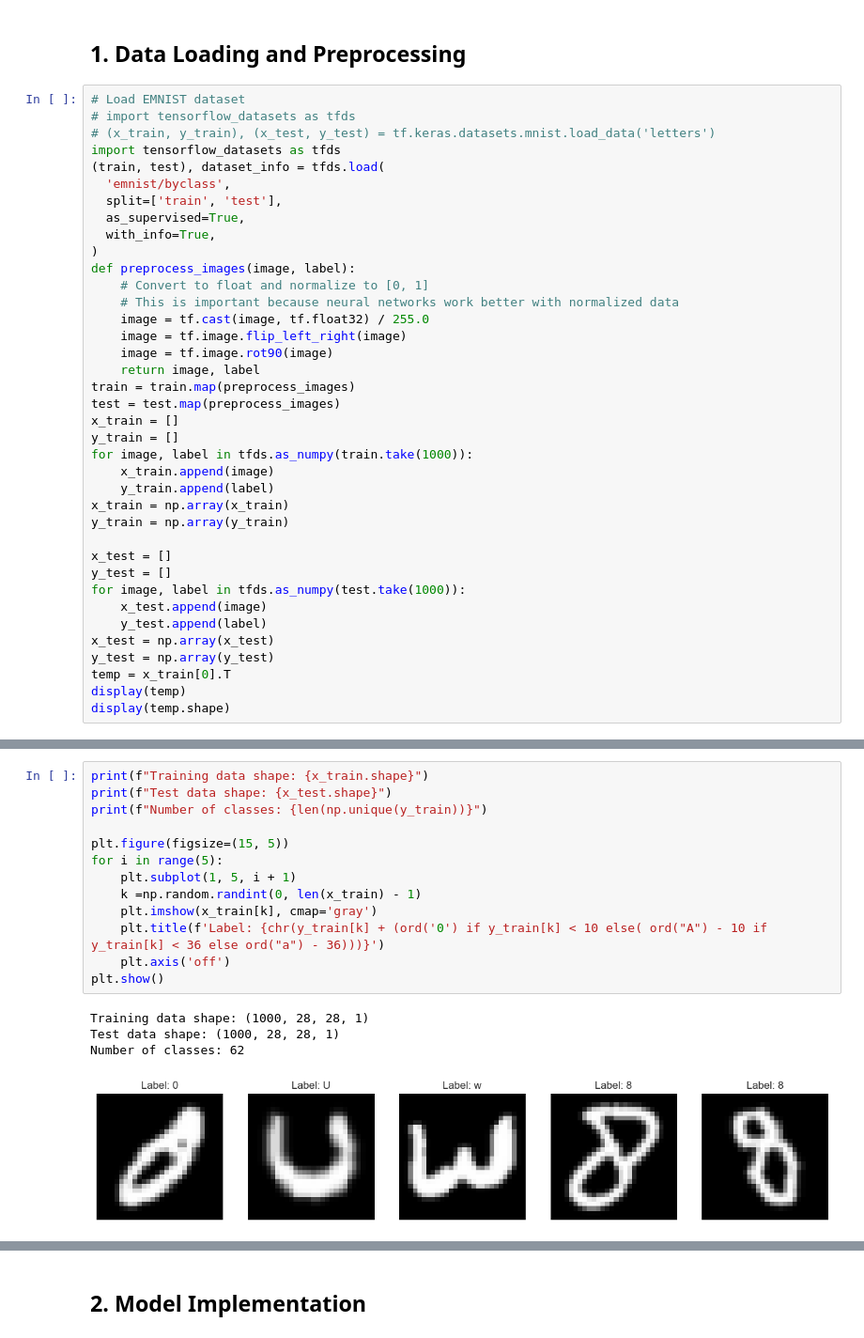
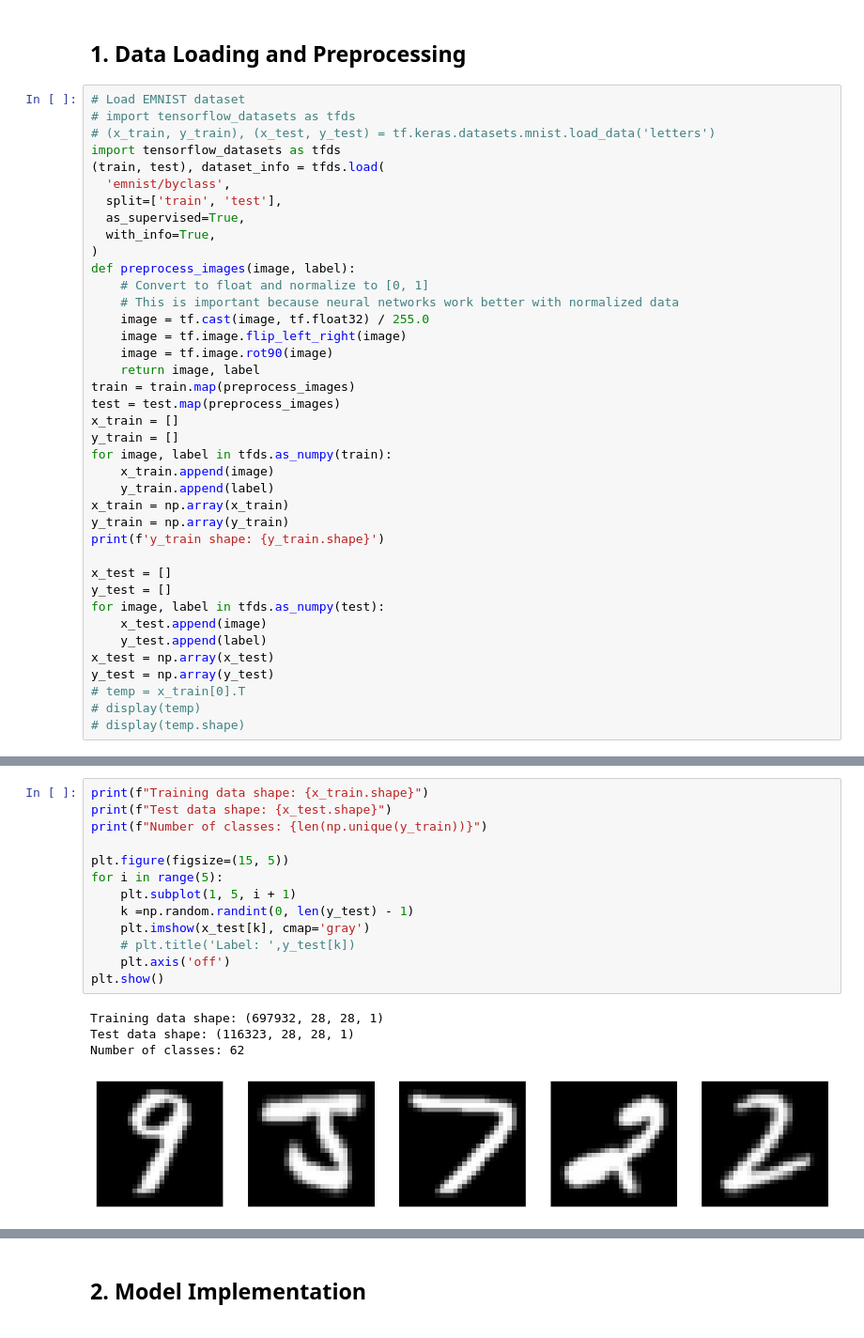
Before and after one commit to UCSF-DataSci/6-neural-nets-Exynos-8890, a Jupyter notebook: part2_cnn_classification.ipynb, the cells around one changed output, grey strips where cells are left out. Shown at 94% size. Cells and saved outputs as stored; diff of their text form.

```diff
--- a/part2_cnn_classification.ipynb
+++ b/part2_cnn_classification.ipynb
@@ -58,20 +63,21 @@ train = train.map(preprocess_images)
 test = test.map(preprocess_images)
 x_train = []
 y_train = []
-for image, label in tfds.as_numpy(train.take(1000)):
+for image, label in tfds.as_numpy(train):
     x_train.append(image)
     y_train.append(label)
 x_train = np.array(x_train)
 y_train = np.array(y_train)
+print(f'y_train shape: {y_train.shape}')
 
 x_test = []
 y_test = []
-for image, label in tfds.as_numpy(test.take(1000)):
+for image, label in tfds.as_numpy(test):
     x_test.append(image)
     y_test.append(label)
 x_test = np.array(x_test)
 y_test = np.array(y_test)
-temp = x_train[0].T
-display(temp)
-display(temp.shape)
+# temp = x_train[0].T
+# display(temp)
+# display(temp.shape)
 # %% [output]
@@ -105,19 +111,19 @@ array([[[0.        , 0.        , 0.        , 0.        , 0.        ,
 # %%
 print(f"Training data shape: {x_train.shape}")
 print(f"Test data shape: {x_test.shape}")
 print(f"Number of classes: {len(np.unique(y_train))}")
 
 plt.figure(figsize=(15, 5))
 for i in range(5):
     plt.subplot(1, 5, i + 1)
-    k =np.random.randint(0, len(x_train) - 1)
-    plt.imshow(x_train[k], cmap='gray')
-    plt.title(f'Label: {chr(y_train[k] + (ord('0') if y_train[k] < 10 else( ord("A") - 10 if y_train[k] < 36 else ord("a") - 36)))}')
+    k =np.random.randint(0, len(y_test) - 1)
+    plt.imshow(x_test[k], cmap='gray')
+    # plt.title('Label: ',y_test[k])
     plt.axis('off')
 plt.show()
 # %% [output]
-Training data shape: (1000, 28, 28, 1)
-Test data shape: (1000, 28, 28, 1)
+Training data shape: (697932, 28, 28, 1)
+Test data shape: (116323, 28, 28, 1)
 Number of classes: 62
-[figure, old version]
+[figure, new version]
 # %%
```
Also changed, not shown: parts of 21 cells of this notebook.
